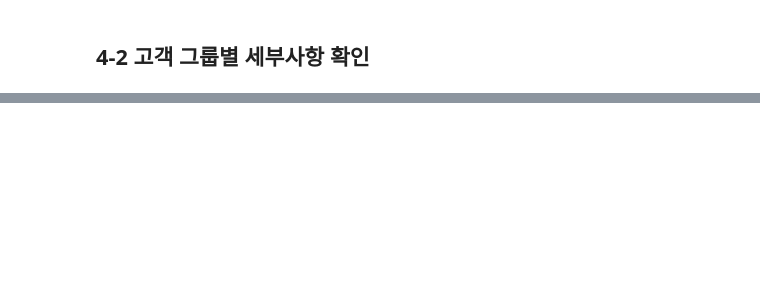
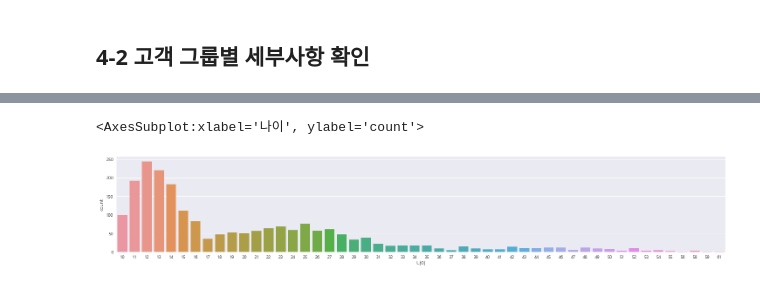
Before and after one commit to K-Final-Project/MZ-trend, a Jupyter notebook: KMEANS2.ipynb, the cells around one changed output, grey strips where cells are left out. Cells and saved outputs as stored; diff of their text form; code cells hidden in the pictures; blank space fills up the shorter version.

```diff
--- a/KMEANS2.ipynb
+++ b/KMEANS2.ipynb
@@ -344,0 +372,6 @@ data2[data2['labels']==0]
+# %%
+fig, ax = plt.subplots(figsize=(25,4))
+sns.countplot(d1['나이'])
+# %% [output]
+<AxesSubplot:xlabel='나이', ylabel='count'>
+[figure, added]
```
Also changed, not shown: parts of 35 cells of this notebook, 3 other files.
